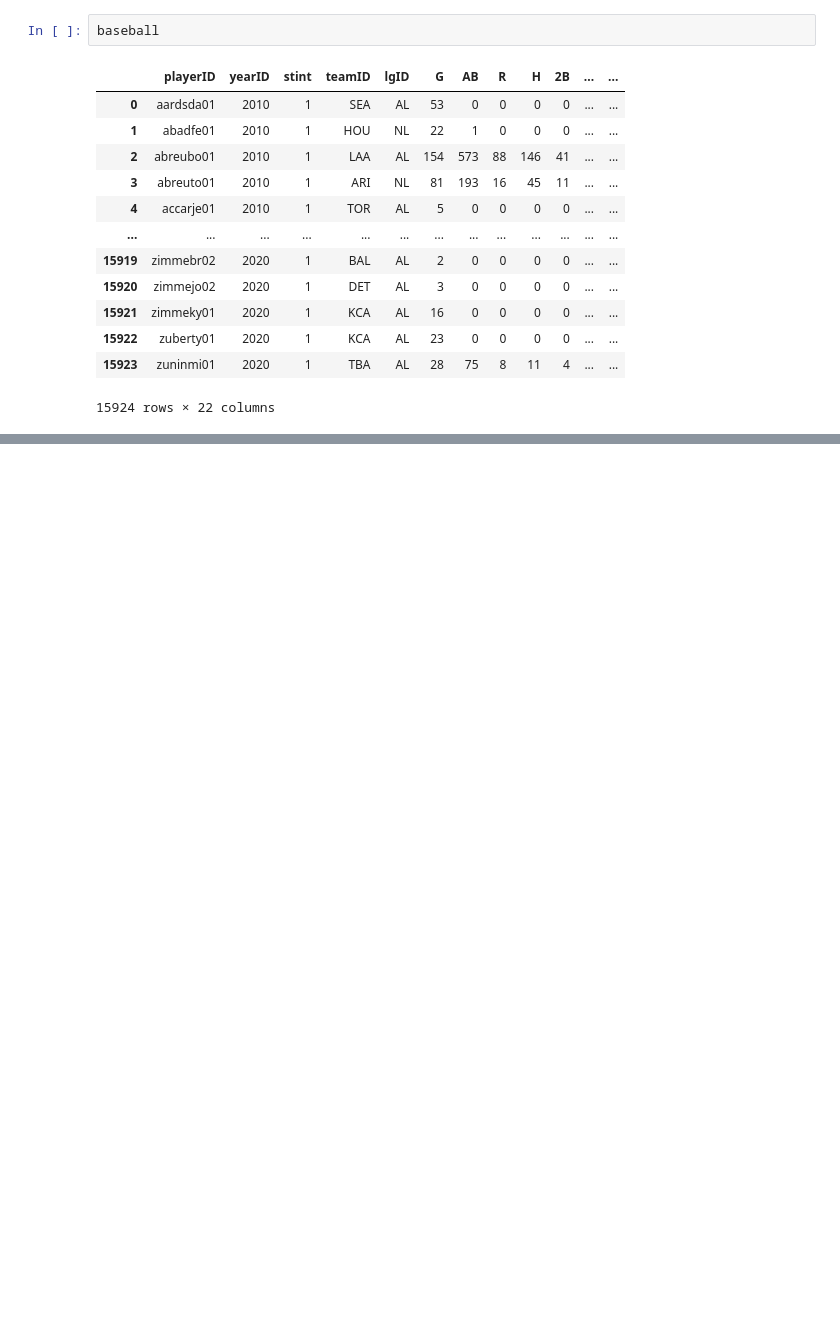
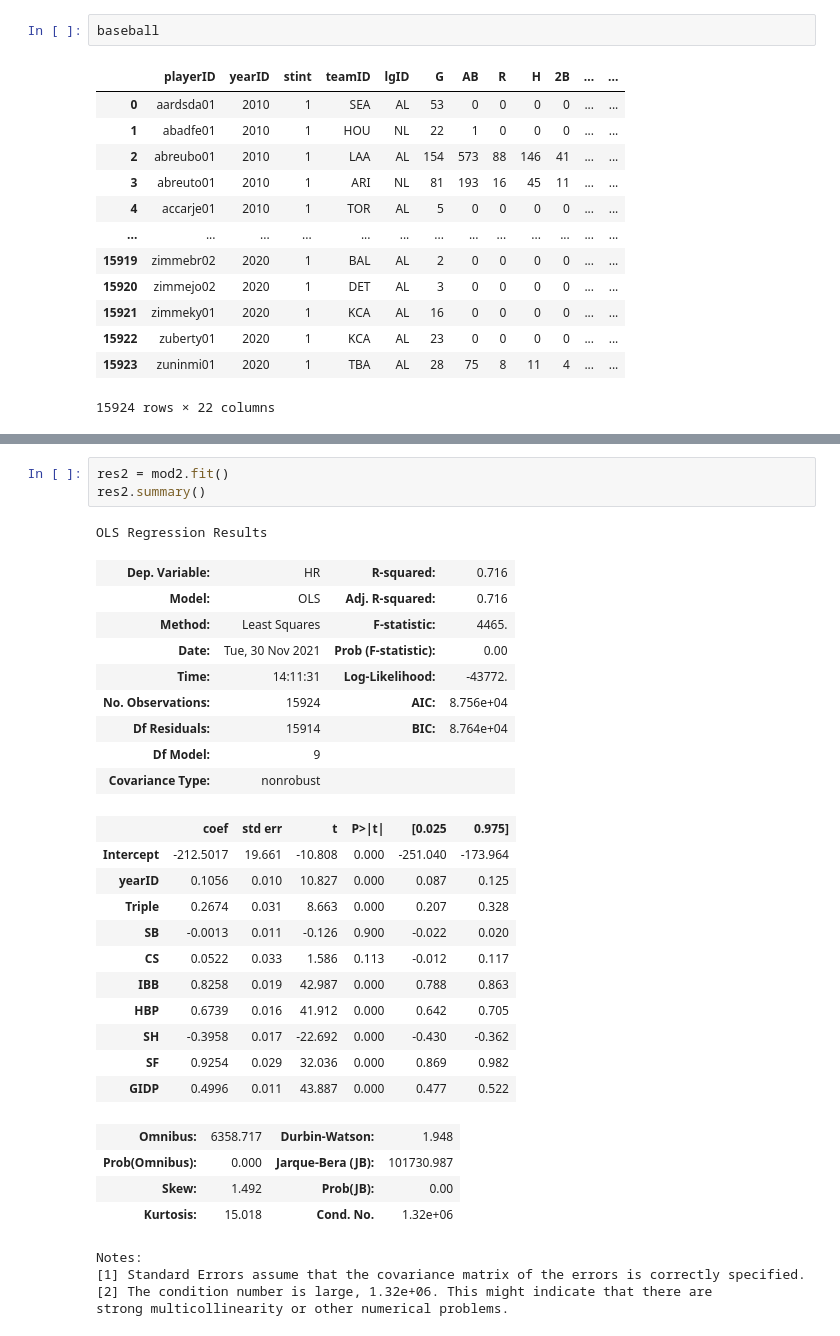
Before and after one commit to dswetlik/BaseballHRPrediction, a Jupyter notebook: BaseballReport.ipynb, the cells around one changed output, grey strips where cells are left out. Drawn from its saved outputs; the diff is of its cells as text; blank space fills up the shorter version.

```diff
--- a/BaseballReport.ipynb
+++ b/BaseballReport.ipynb
@@ -19,0 +217,33 @@ baseball
+# %%
+res2 = mod2.fit()
+res2.summary()
+# %% [output]
+OLS Regression Results
+| Dep. Variable: | HR | R-squared: | 0.716 |
+| Model: | OLS | Adj. R-squared: | 0.716 |
+| Method: | Least Squares | F-statistic: | 4465. |
+| Date: | Tue, 30 Nov 2021 | Prob (F-statistic): | 0.00 |
+| Time: | 14:11:31 | Log-Likelihood: | -43772. |
+| No. Observations: | 15924 | AIC: | 8.756e+04 |
+| Df Residuals: | 15914 | BIC: | 8.764e+04 |
+| Df Model: | 9 |  |  |
+| Covariance Type: | nonrobust |  |  |
+|  | coef | std err | t | P>|t| | [0.025 | 0.975] |
+| Intercept | -212.5017 | 19.661 | -10.808 | 0.000 | -251.040 | -173.964 |
+| yearID | 0.1056 | 0.010 | 10.827 | 0.000 | 0.087 | 0.125 |
+| Triple | 0.2674 | 0.031 | 8.663 | 0.000 | 0.207 | 0.328 |
+| SB | -0.0013 | 0.011 | -0.126 | 0.900 | -0.022 | 0.020 |
+| CS | 0.0522 | 0.033 | 1.586 | 0.113 | -0.012 | 0.117 |
+| IBB | 0.8258 | 0.019 | 42.987 | 0.000 | 0.788 | 0.863 |
+| HBP | 0.6739 | 0.016 | 41.912 | 0.000 | 0.642 | 0.705 |
+| SH | -0.3958 | 0.017 | -22.692 | 0.000 | -0.430 | -0.362 |
+| SF | 0.9254 | 0.029 | 32.036 | 0.000 | 0.869 | 0.982 |
+| GIDP | 0.4996 | 0.011 | 43.887 | 0.000 | 0.477 | 0.522 |
+| Omnibus: | 6358.717 | Durbin-Watson: | 1.948 |
+| Prob(Omnibus): | 0.000 | Jarque-Bera (JB): | 101730.987 |
+| Skew: | 1.492 | Prob(JB): | 0.00 |
+| Kurtosis: | 15.018 | Cond. No. | 1.32e+06 |
+Notes:
+[1] Standard Errors assume that the covariance matrix of the errors is correctly specified.
+[2] The condition number is large, 1.32e+06. This might indicate that there are
+strong multicollinearity or other numerical problems.
```
Also changed, not shown: parts of 13 cells of this notebook, 1 other file.
